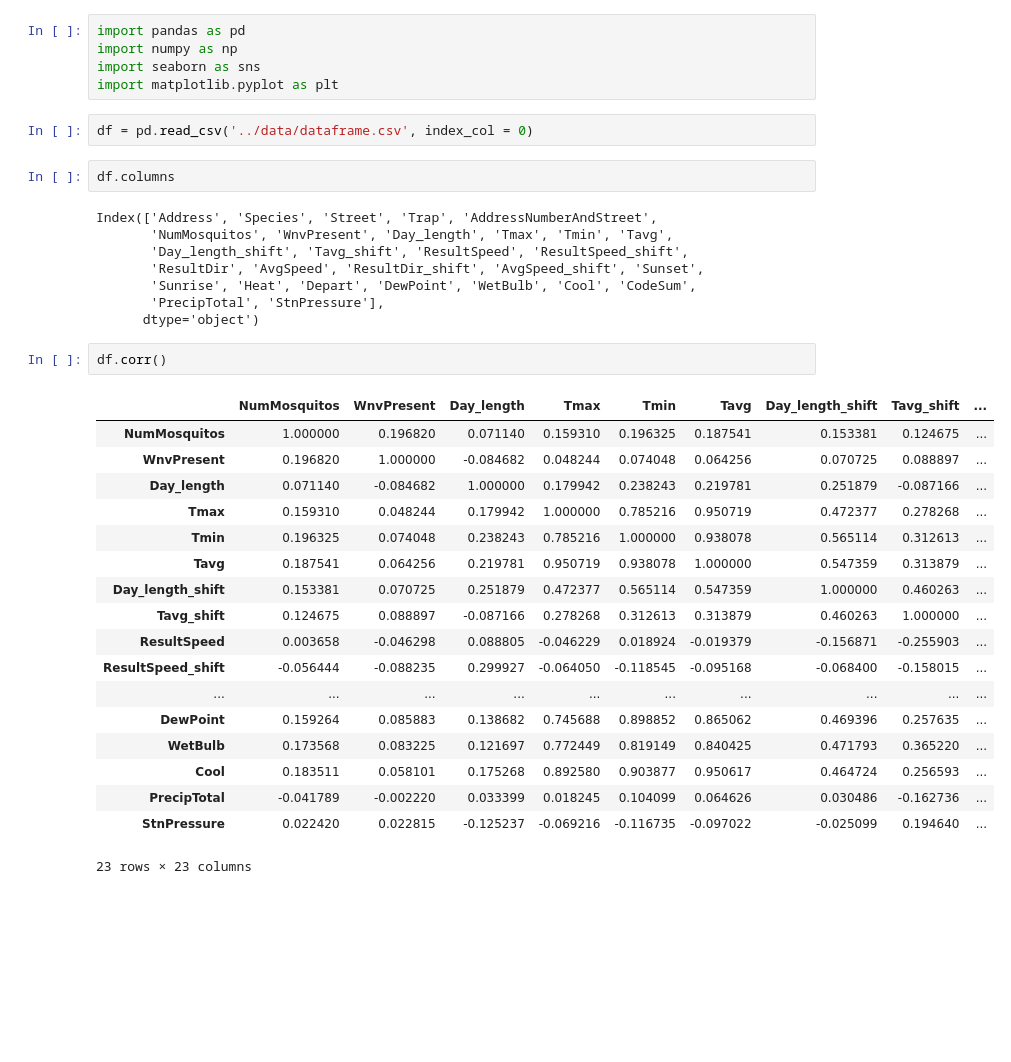
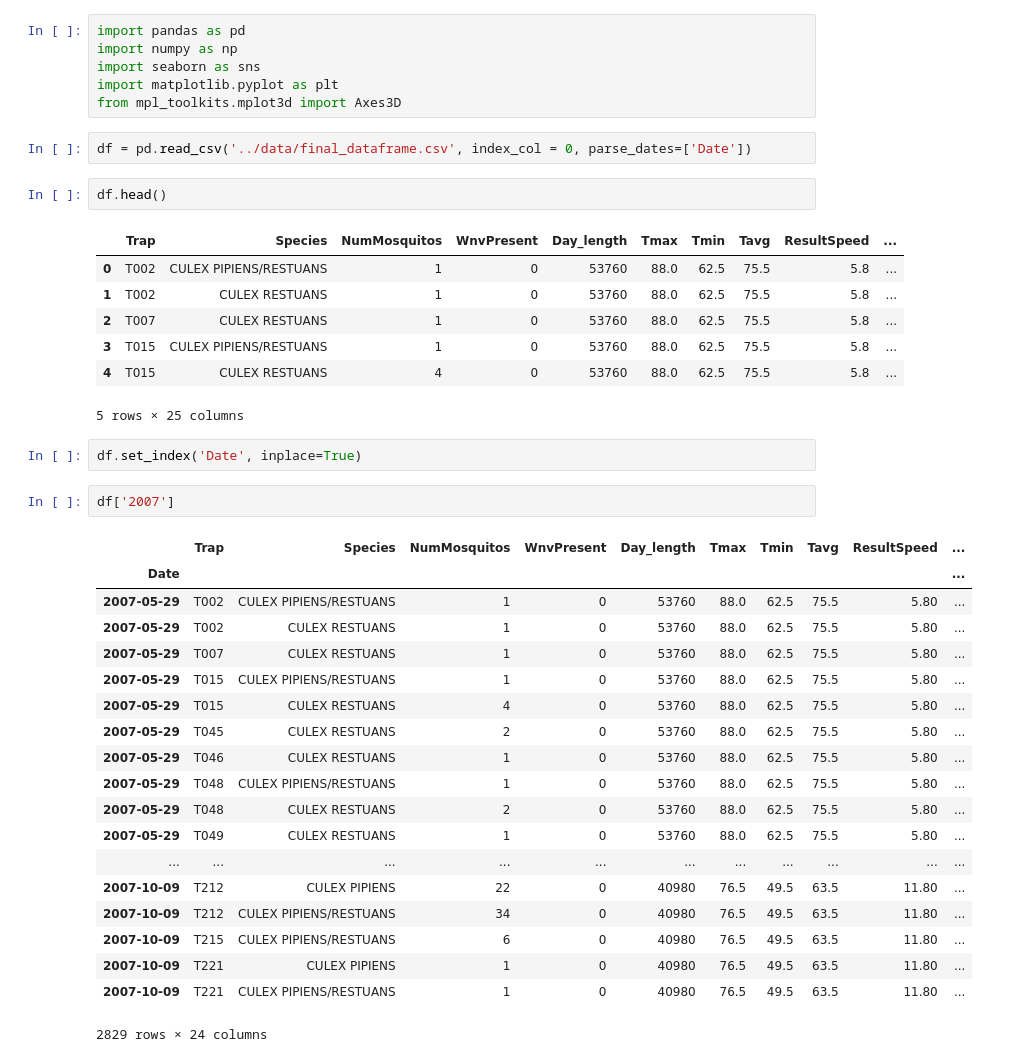
Before and after one commit to camarenad/wnv_prevention, a Jupyter notebook: cl/EDA_cl.ipynb, the cells around one changed output. Cells and saved outputs as stored; diff of their text form; blank space fills up the shorter version.

```diff
--- a/cl/EDA_cl.ipynb
+++ b/cl/EDA_cl.ipynb
@@ -3,36 +3,40 @@ import pandas as pd
 import numpy as np
 import seaborn as sns
 import matplotlib.pyplot as plt
+from mpl_toolkits.mplot3d import Axes3D
 # %%
-df = pd.read_csv('../data/dataframe.csv', index_col = 0)
+df = pd.read_csv('../data/final_dataframe.csv', index_col = 0, parse_dates=['Date'])
 # %%
-df.columns
+df.head()
 # %% [output]
+|  | Trap | Species | NumMosquitos | WnvPresent | Day_length | Tmax | Tmin | Tavg | ResultSpeed | ... |
+| 0 | T002 | CULEX PIPIENS/RESTUANS | 1 | 0 | 53760 | 88.0 | 62.5 | 75.5 | 5.8 | ... |
+| 1 | T002 | CULEX RESTUANS | 1 | 0 | 53760 | 88.0 | 62.5 | 75.5 | 5.8 | ... |
+| 2 | T007 | CULEX RESTUANS | 1 | 0 | 53760 | 88.0 | 62.5 | 75.5 | 5.8 | ... |
+| 3 | T015 | CULEX PIPIENS/RESTUANS | 1 | 0 | 53760 | 88.0 | 62.5 | 75.5 | 5.8 | ... |
+| 4 | T015 | CULEX RESTUANS | 4 | 0 | 53760 | 88.0 | 62.5 | 75.5 | 5.8 | ... |
-Index(['Address', 'Species', 'Street', 'Trap', 'AddressNumberAndStreet',
-       'NumMosquitos', 'WnvPresent', 'Day_length', 'Tmax', 'Tmin', 'Tavg',
-       'Day_length_shift', 'Tavg_shift', 'ResultSpeed', 'ResultSpeed_shift',
-       'ResultDir', 'AvgSpeed', 'ResultDir_shift', 'AvgSpeed_shift', 'Sunset',
-       'Sunrise', 'Heat', 'Depart', 'DewPoint', 'WetBulb', 'Cool', 'CodeSum',
-       'PrecipTotal', 'StnPressure'],
-      dtype='object')
+5 rows × 25 columns
+# %%
+df.set_index('Date', inplace=True)
 # %%
-df.corr()
+df['2007']
 # %% [output]
-|  | NumMosquitos | WnvPresent | Day_length | Tmax | Tmin | Tavg | Day_length_shift | Tavg_shift | ... |
-| NumMosquitos | 1.000000 | 0.196820 | 0.071140 | 0.159310 | 0.196325 | 0.187541 | 0.153381 | 0.124675 | ... |
-| WnvPresent | 0.196820 | 1.000000 | -0.084682 | 0.048244 | 0.074048 | 0.064256 | 0.070725 | 0.088897 | ... |
-| Day_length | 0.071140 | -0.084682 | 1.000000 | 0.179942 | 0.238243 | 0.219781 | 0.251879 | -0.087166 | ... |
-| Tmax | 0.159310 | 0.048244 | 0.179942 | 1.000000 | 0.785216 | 0.950719 | 0.472377 | 0.278268 | ... |
-| Tmin | 0.196325 | 0.074048 | 0.238243 | 0.785216 | 1.000000 | 0.938078 | 0.565114 | 0.312613 | ... |
-| Tavg | 0.187541 | 0.064256 | 0.219781 | 0.950719 | 0.938078 | 1.000000 | 0.547359 | 0.313879 | ... |
-| Day_length_shift | 0.153381 | 0.070725 | 0.251879 | 0.472377 | 0.565114 | 0.547359 | 1.000000 | 0.460263 | ... |
-| Tavg_shift | 0.124675 | 0.088897 | -0.087166 | 0.278268 | 0.312613 | 0.313879 | 0.460263 | 1.000000 | ... |
-| ResultSpeed | 0.003658 | -0.046298 | 0.088805 | -0.046229 | 0.018924 | -0.019379 | -0.156871 | -0.255903 | ... |
-| ResultSpeed_shift | -0.056444 | -0.088235 | 0.299927 | -0.064050 | -0.118545 | -0.095168 | -0.068400 | -0.158015 | ... |
-| ... | ... | ... | ... | ... | ... | ... | ... | ... | ... |
-| DewPoint | 0.159264 | 0.085883 | 0.138682 | 0.745688 | 0.898852 | 0.865062 | 0.469396 | 0.257635 | ... |
-| WetBulb | 0.173568 | 0.083225 | 0.121697 | 0.772449 | 0.819149 | 0.840425 | 0.471793 | 0.365220 | ... |
-| Cool | 0.183511 | 0.058101 | 0.175268 | 0.892580 | 0.903877 | 0.950617 | 0.464724 | 0.256593 | ... |
-| PrecipTotal | -0.041789 | -0.002220 | 0.033399 | 0.018245 | 0.104099 | 0.064626 | 0.030486 | -0.162736 | ... |
-| StnPressure | 0.022420 | 0.022815 | -0.125237 | -0.069216 | -0.116735 | -0.097022 | -0.025099 | 0.194640 | ... |
+|  | Trap | Species | NumMosquitos | WnvPresent | Day_length | Tmax | Tmin | Tavg | ResultSpeed | ... |
+| Date |  |  |  |  |  |  |  |  |  | ... |
+| 2007-05-29 | T002 | CULEX PIPIENS/RESTUANS | 1 | 0 | 53760 | 88.0 | 62.5 | 75.5 | 5.80 | ... |
+| 2007-05-29 | T002 | CULEX RESTUANS | 1 | 0 | 53760 | 88.0 | 62.5 | 75.5 | 5.80 | ... |
+| 2007-05-29 | T007 | CULEX RESTUANS | 1 | 0 | 53760 | 88.0 | 62.5 | 75.5 | 5.80 | ... |
+| 2007-05-29 | T015 | CULEX PIPIENS/RESTUANS | 1 | 0 | 53760 | 88.0 | 62.5 | 75.5 | 5.80 | ... |
+| 2007-05-29 | T015 | CULEX RESTUANS | 4 | 0 | 53760 | 88.0 | 62.5 | 75.5 | 5.80 | ... |
+| 2007-05-29 | T045 | CULEX RESTUANS | 2 | 0 | 53760 | 88.0 | 62.5 | 75.5 | 5.80 | ... |
+| 2007-05-29 | T046 | CULEX RESTUANS | 1 | 0 | 53760 | 88.0 | 62.5 | 75.5 | 5.80 | ... |
+| 2007-05-29 | T048 | CULEX PIPIENS/RESTUANS | 1 | 0 | 53760 | 88.0 | 62.5 | 75.5 | 5.80 | ... |
+| 2007-05-29 | T048 | CULEX RESTUANS | 2 | 0 | 53760 | 88.0 | 62.5 | 75.5 | 5.80 | ... |
+| 2007-05-29 | T049 | CULEX RESTUANS | 1 | 0 | 53760 | 88.0 | 62.5 | 75.5 | 5.80 | ... |
+| ... | ... | ... | ... | ... | ... | ... | ... | ... | ... | ... |
+| 2007-10-09 | T212 | CULEX PIPIENS | 22 | 0 | 40980 | 76.5 | 49.5 | 63.5 | 11.80 | ... |
+| 2007-10-09 | T212 | CULEX PIPIENS/RESTUANS | 34 | 0 | 40980 | 76.5 | 49.5 | 63.5 | 11.80 | ... |
+| 2007-10-09 | T215 | CULEX PIPIENS/RESTUANS | 6 | 0 | 40980 | 76.5 | 49.5 | 63.5 | 11.80 | ... |
+| 2007-10-09 | T221 | CULEX PIPIENS | 1 | 0 | 40980 | 76.5 | 49.5 | 63.5 | 11.80 | ... |
+| 2007-10-09 | T221 | CULEX PIPIENS/RESTUANS | 1 | 0 | 40980 | 76.5 | 49.5 | 63.5 | 11.80 | ... |
-23 rows × 23 columns
+2829 rows × 24 columns
```
Also changed, not shown: parts of 3 cells of this notebook, 8 other files.
